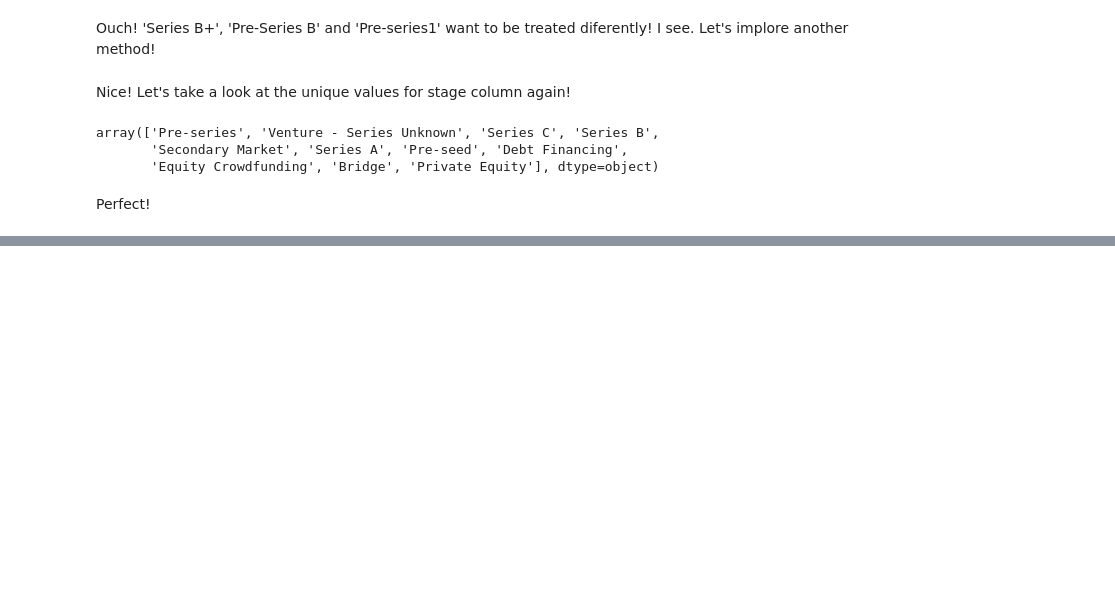
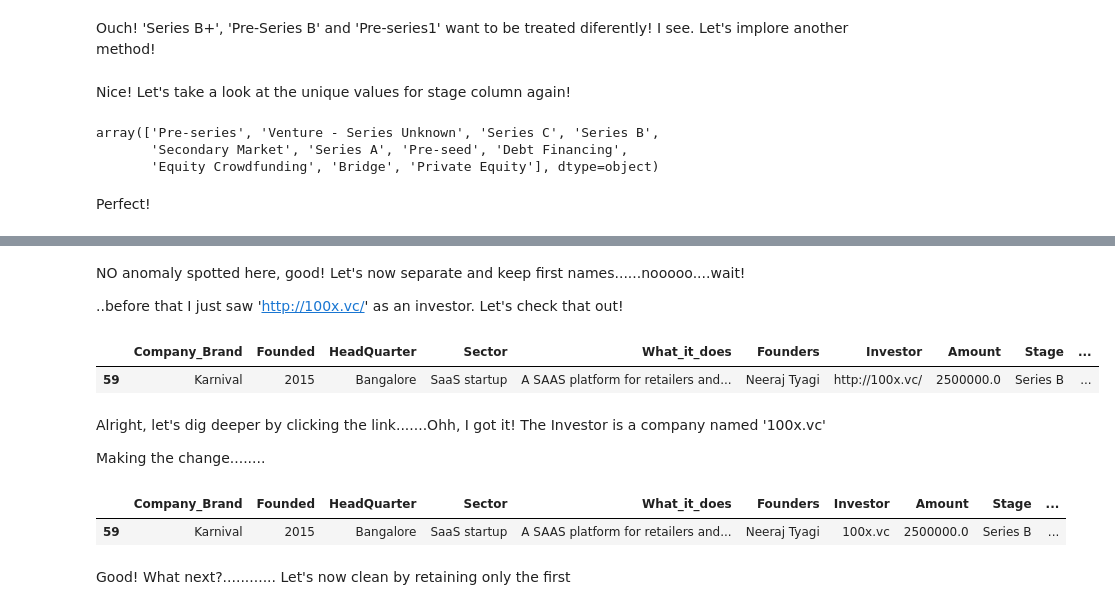
Before and after one commit to aaronayitey/Indian-Startup-Funding-Analysis, a Jupyter notebook: analysing_funding.ipynb, the cells around one changed output, grey strips where cells are left out. Cells and saved outputs as stored; diff of their text form; code cells hidden in the pictures; blank space fills up the shorter version.

```diff
--- a/analysing_funding.ipynb
+++ b/analysing_funding.ipynb
@@ -326,9 +327,7 @@ data2021.tail()
 array = data2021['Founded'].values.reshape(-1,1)
 imputer = SimpleImputer(strategy='most_frequent')
 
-imputer.fit(array)
-
-data2021['Founded'] = imputer.transform(array)
+data2021['Founded'] = imputer.fit_transform(array)
 # %%
 data2021['Founded'].unique()
 # %% [output]
@@ -338,3 +337,6 @@ array([2019., 2015., 2012., 2021., 2014., 2018., 2016., 2020., 2010.,
        2004., 2005., 1963.])
 # %% [markdown]
 Converting 'Founded' from float to int64
+# %%
+data2021['Founded'] = data2021['Founded'].astype(int)
+data2021['Founded'].head()
@@ -341,5 +350,5 @@ Converting 'Founded' from float to int64
 # %%
 
-data2021['Founded'] = data2021['Founded'].apply(str).apply(lambda x: x.split('.')[0])
-data2021['Founded'] = pd.to_numeric(data2021['Founded'])
-data2021.head()
+# data2021['Founded'] = data2021['Founded'].apply(str).apply(lambda x: x.split('.')[0])
+# data2021['Founded'] = pd.to_numeric(data2021['Founded'])
+# data2021.head()
@@ -447,9 +449,7 @@ Filling missing values in the 'Amount' Col
 array = data2021['Amount'].values.reshape(-1,1)
 imputer = SimpleImputer(strategy='median')
 
-imputer.fit(array)
-
-data2021['Amount'] = imputer.transform(array)
+data2021['Amount'] = imputer.fit_transform(array)
 # %%
 data2021['Amount'] = data2021['Amount'].astype(float)
 # %%
@@ -612,0 +637,15 @@ Perfect!
+# %% [markdown]
+NO anomaly spotted here, good! Let's now separate and keep first names......nooooo....wait! <br>
+
+..before that I just saw 'http://100x.vc/' as an investor. Let's check that out!
+# %%
+# Get the row/rows that have 'http://100x.vc/' as investor
+
+data2021[data2021['Investor'] == 'http://100x.vc/']
+# %% [output]
+|  | Company_Brand | Founded | HeadQuarter | Sector | What_it_does | Founders | Investor | Amount | Stage | ... |
+| 59 | Karnival | 2015 | Bangalore | SaaS startup | A SAAS platform for retailers and... | Neeraj Tyagi | http://100x.vc/ | 2500000.0 | Series B | ... |
+# %% [markdown]
+Alright, let's dig deeper by clicking the link.......Ohh, I got it! The Investor is a company named '100x.vc' <br>
+
+Making the change........
@@ -612,0 +656,8 @@ Perfect!
+# %%
+# Checking..........
+data2021[data2021['Investor'] == '100x.vc']
+# %% [output]
+|  | Company_Brand | Founded | HeadQuarter | Sector | What_it_does | Founders | Investor | Amount | Stage | ... |
+| 59 | Karnival | 2015 | Bangalore | SaaS startup | A SAAS platform for retailers and... | Neeraj Tyagi | 100x.vc | 2500000.0 | Series B | ... |
+# %% [markdown]
+Good! What next?............ Let's now clean by retaining only the first
```
Also changed, not shown: parts of 16 cells of this notebook.
